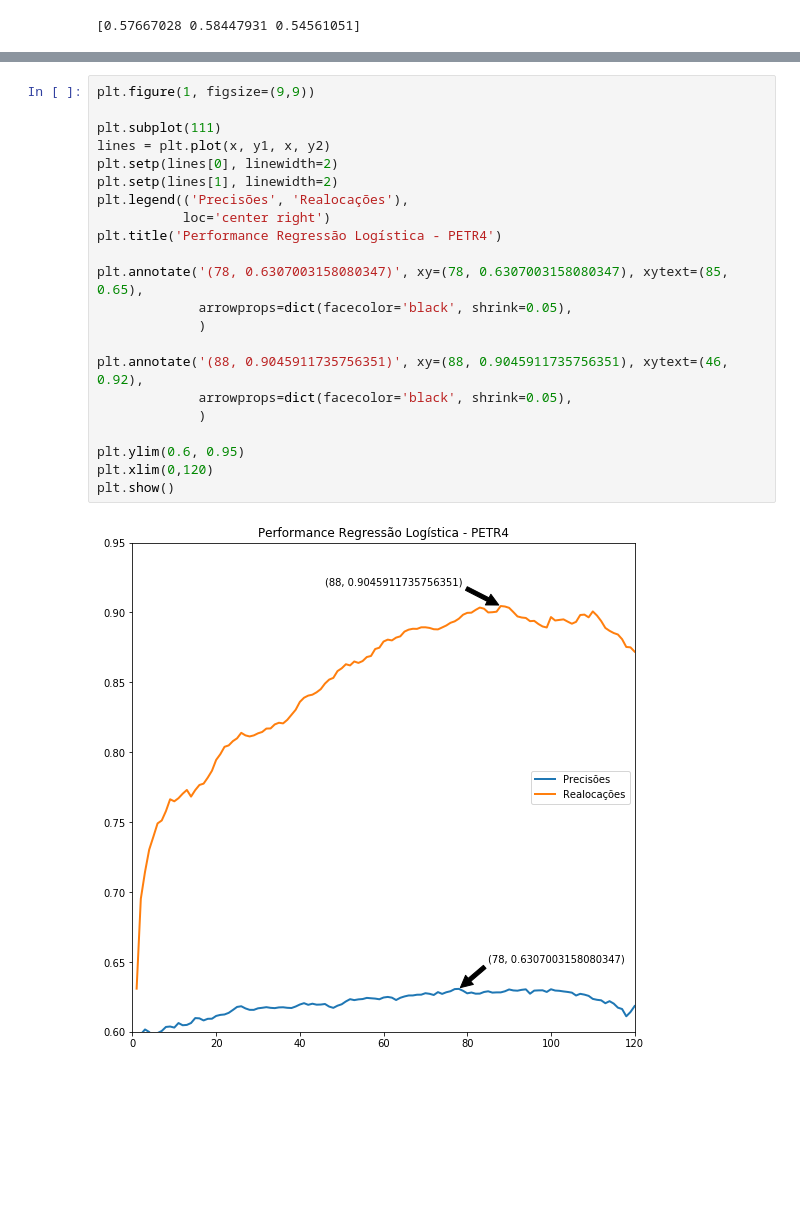
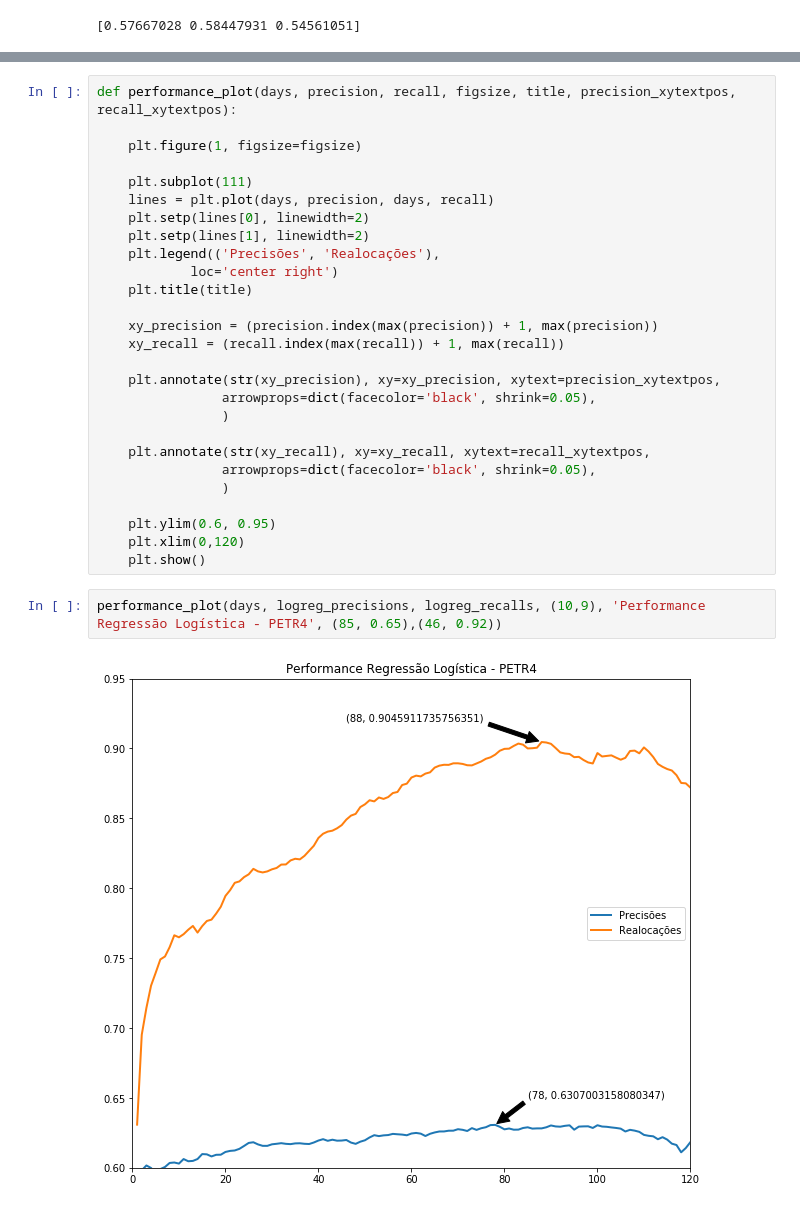
Before and after one commit to lschlee/stock-analysis, a Jupyter notebook: stock-analysis.ipynb, the cells around one changed output, grey strips where cells are left out. Cells and saved outputs as stored; diff of their text form; blank space fills up the shorter version.

Commit message:
Geração dos gráficos de performance para MLP e LogReg para PETR4

```diff
--- a/stock-analysis.ipynb
+++ b/stock-analysis.ipynb
@@ -301,24 +265,31 @@ Model-Based Feature Selection: Columns without support
 # %%
-plt.figure(1, figsize=(9,9))
+def performance_plot(days, precision, recall, figsize, title, precision_xytextpos, recall_xytextpos):
 
-plt.subplot(111)
-lines = plt.plot(x, y1, x, y2)
-plt.setp(lines[0], linewidth=2)
-plt.setp(lines[1], linewidth=2)
-plt.legend(('Precisões', 'Realocações'),
-           loc='center right')
-plt.title('Performance Regressão Logística - PETR4')
+    plt.figure(1, figsize=figsize)
 
-plt.annotate('(78, 0.6307003158080347)', xy=(78, 0.6307003158080347), xytext=(85, 0.65),
-             arrowprops=dict(facecolor='black', shrink=0.05),
-             )
+    plt.subplot(111)
+    lines = plt.plot(days, precision, days, recall)
+    plt.setp(lines[0], linewidth=2)
+    plt.setp(lines[1], linewidth=2)
+    plt.legend(('Precisões', 'Realocações'),
+            loc='center right')
+    plt.title(title)
 
-plt.annotate('(88, 0.9045911735756351)', xy=(88, 0.9045911735756351), xytext=(46, 0.92),
-             arrowprops=dict(facecolor='black', shrink=0.05),
-             )
+    xy_precision = (precision.index(max(precision)) + 1, max(precision))
+    xy_recall = (recall.index(max(recall)) + 1, max(recall))
 
-plt.ylim(0.6, 0.95)
-plt.xlim(0,120)
-plt.show()
+    plt.annotate(str(xy_precision), xy=xy_precision, xytext=precision_xytextpos,
+                arrowprops=dict(facecolor='black', shrink=0.05),
+                )
+
+    plt.annotate(str(xy_recall), xy=xy_recall, xytext=recall_xytextpos,
+                arrowprops=dict(facecolor='black', shrink=0.05),
+                )
+
+    plt.ylim(0.6, 0.95)
+    plt.xlim(0,120)
+    plt.show()
-# %% [output]
-[figure, removed]
+# %%
+performance_plot(days, logreg_precisions, logreg_recalls, (10,9), 'Performance Regressão Logística - PETR4', (85, 0.65),(46, 0.92))
+# %% [output]
+[figure, added]
```
Also changed, not shown: parts of 5 cells of this notebook.
